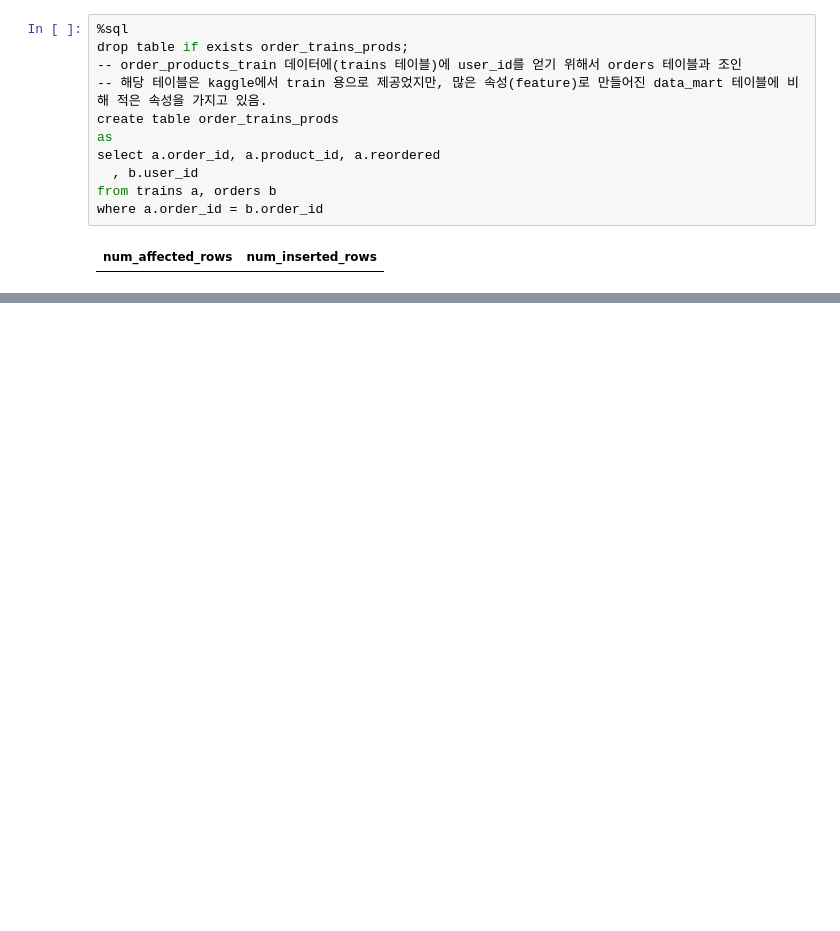
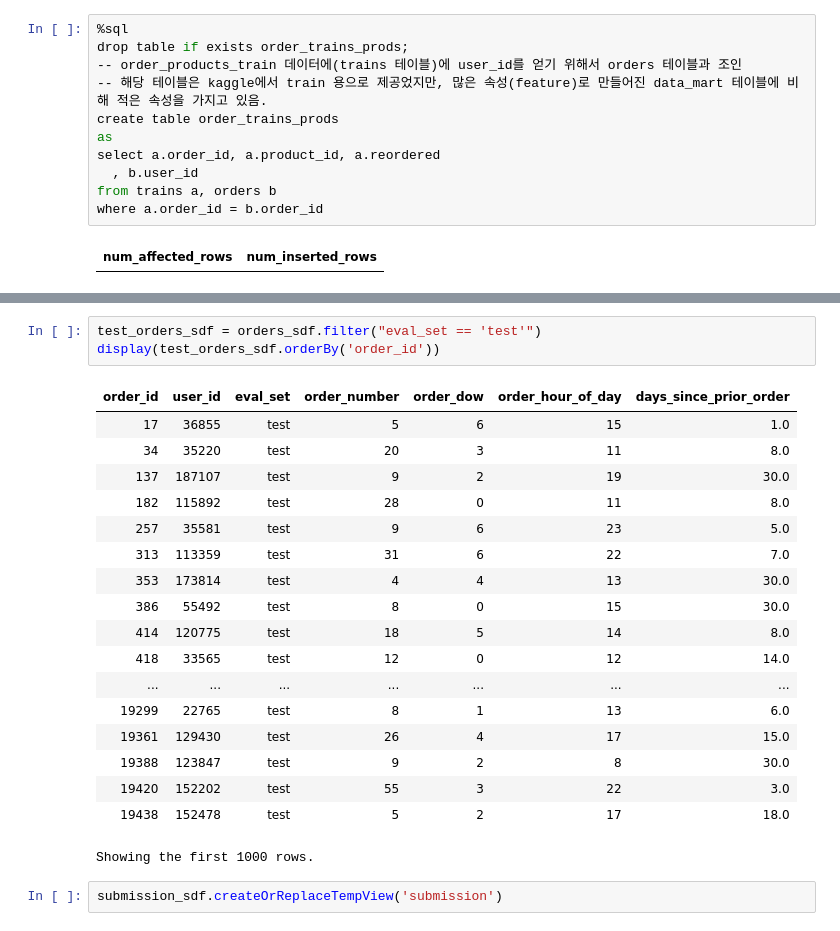
Before and after one commit to celestialxevermore/PySpark_InstaCart_Project, a Jupyter notebook: InstaCart machinelearning20220527.ipynb, the cells around one changed output, grey strips where cells are left out. Cells and saved outputs as stored; diff of their text form; blank space fills up the shorter version.

```diff
--- a/InstaCart machinelearning20220527.ipynb
+++ b/InstaCart machinelearning20220527.ipynb
@@ -528,0 +1038,24 @@ where a.order_id = b.order_id
+# %%
+test_orders_sdf = orders_sdf.filter("eval_set == 'test'")
+display(test_orders_sdf.orderBy('order_id'))
+# %% [output]
+| order_id | user_id | eval_set | order_number | order_dow | order_hour_of_day | days_since_prior_order |
+| 17 | 36855 | test | 5 | 6 | 15 | 1.0 |
+| 34 | 35220 | test | 20 | 3 | 11 | 8.0 |
+| 137 | 187107 | test | 9 | 2 | 19 | 30.0 |
+| 182 | 115892 | test | 28 | 0 | 11 | 8.0 |
+| 257 | 35581 | test | 9 | 6 | 23 | 5.0 |
+| 313 | 113359 | test | 31 | 6 | 22 | 7.0 |
+| 353 | 173814 | test | 4 | 4 | 13 | 30.0 |
+| 386 | 55492 | test | 8 | 0 | 15 | 30.0 |
+| 414 | 120775 | test | 18 | 5 | 14 | 8.0 |
+| 418 | 33565 | test | 12 | 0 | 12 | 14.0 |
+| ... | ... | ... | ... | ... | ... | ... |
+| 19299 | 22765 | test | 8 | 1 | 13 | 6.0 |
+| 19361 | 129430 | test | 26 | 4 | 17 | 15.0 |
+| 19388 | 123847 | test | 9 | 2 | 8 | 30.0 |
+| 19420 | 152202 | test | 55 | 3 | 22 | 3.0 |
+| 19438 | 152478 | test | 5 | 2 | 17 | 18.0 |
+Showing the first 1000 rows.
+# %%
+submission_sdf.createOrReplaceTempView('submission')
```
Also changed, not shown: parts of 70 cells of this notebook.
